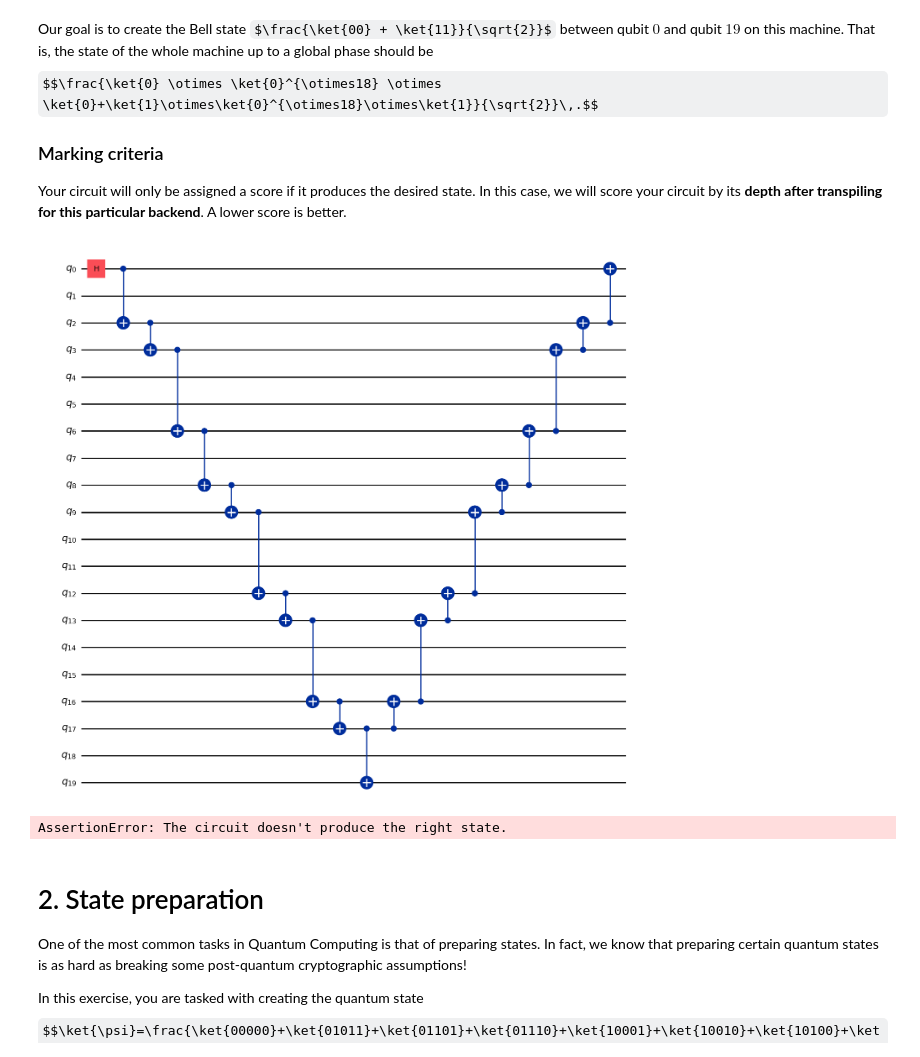
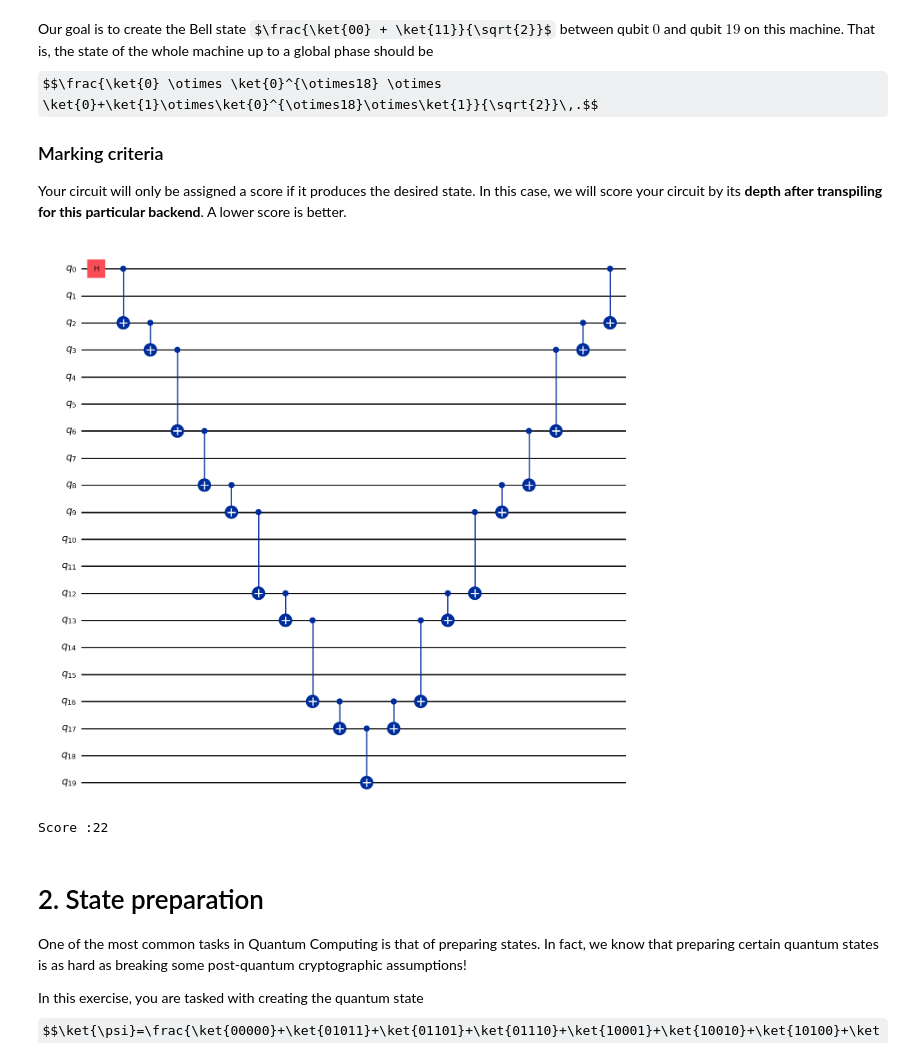
Before and after one commit to chaotiquetaurus/hackaton_interesemestre2, a Jupyter notebook: Sandbox/Question_omar.ipynb, the cells around one changed output. Saved outputs shown, nothing was run; the diff lists cells and outputs as text; code cells hidden in the pictures; some formulas as TeX source.

Commit message:
q1 score 22

```diff
--- a/Sandbox/Question_omar.ipynb
+++ b/Sandbox/Question_omar.ipynb
@@ -85,17 +85,17 @@ Your circuit will only be assigned a score if it produces the desired state. In
 # %%
 # SUBMISSION CELL
 from qiskit import QuantumCircuit
 path= [0,2,3,6,8,9,12,13,16,17,19]
 qc = QuantumCircuit(20)
 qc.h(0)
 for i in range(len(path)-2):
     qc.cx(path[i],path[i+1])
 qc.cx(17,19)
 for i in range(len(path)-2,0,-1):
-    qc.cx(path[i],path[i-1])
+    qc.cx(path[i-1],path[i])
 qc.draw("mpl")
 # %% [output]
-[figure, old version]
+[figure, new version]
 # %%
 # SCORING CELL
 
@@ -126,7 +126,7 @@ def test_cnot_optimization(qc: QuantumCircuit, check_correctness=True) -> int:
 
 print(f"Score :{test_cnot_optimization(qc, True)}")
 # %% [output]
-AssertionError: The circuit doesn't produce the right state.
+Score :22
 # %% [markdown]
 # 2. State preparation
 
```
Also changed, not shown: parts of 1 cell of this notebook.
